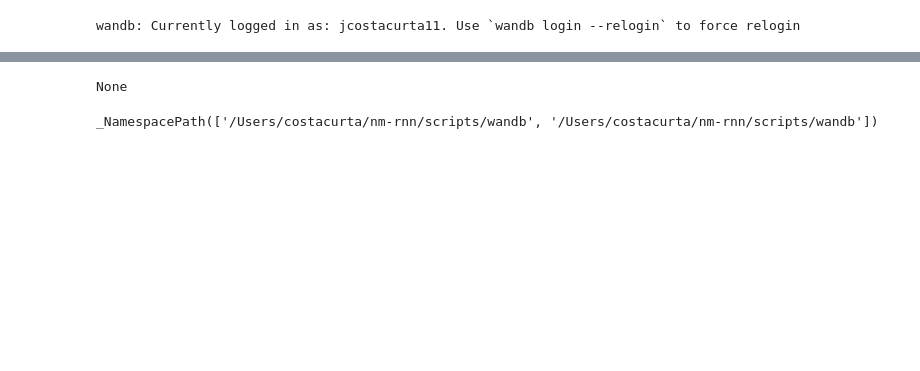
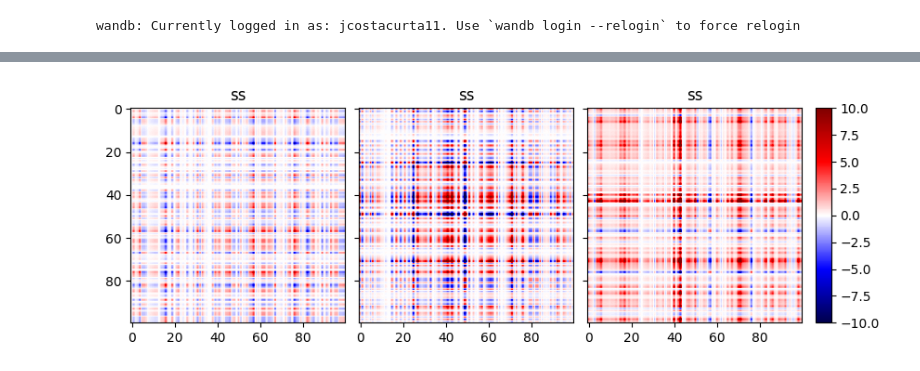
Before and after one commit to lindermanlab/nm-rnn, a Jupyter notebook: scripts/load_model.ipynb, the cells around one changed output, grey strips where cells are left out. Saved outputs shown, nothing was run; the diff lists cells and outputs as text; code cells hidden in the pictures; blank space fills up the shorter version.

```diff
--- a/scripts/load_model.ipynb
+++ b/scripts/load_model.ipynb
@@ -18,9 +21,7 @@ from nmrnn.rnn_code import batched_nm_rnn
 # %% [output]
 wandb: Currently logged in as: jcostacurta11. Use `wandb login --relogin` to force relogin
 # %%
-wandb.init(entity='nm-rnn', project='nm-rnn-mwg')
+wandb.init(entity='nm-rnn', project='nm-rnn-mwg', id='y75s2gnj', resume='allow')
 
-artifact = wandb.use_artifact('nm-rnn/nm-rnn-mwg/nmrnn_r3_n100_m5:v1', type="model")
-artifact_dir = artifact.download()
-# model = TWARHMM.load_wnb('twss/twarhmm_gp/twarhmm_K20_T31:v12')
+model = load_wandb_model('nm-rnn/nm-rnn-mwg/nmrnn_r3_n100_m5:v10')
 # %% [output]
@@ -28,8 +41,30 @@ AttributeError: module 'wandb' has no attribute 'init'
-# %%
-print(wandb.__file__)
-# %% [output]
-None
-# %%
-wandb.__path__
-# %% [output]
-_NamespacePath(['/Users/costacurta/nm-rnn/scripts/wandb', '/Users/costacurta/nm-rnn/scripts/wandb'])
+# %%
+from mpl_toolkits.axes_grid1 import ImageGrid
+
+# Set up figure and image grid
+fig = plt.figure(figsize=(9.75, 3))
+
+grid = ImageGrid(fig, 111,          # as in plt.subplot(111)
+                 nrows_ncols=(1,3),
+                 axes_pad=0.15,
+                 share_all=True,
+                 cbar_location="right",
+                 cbar_mode="single",
+                 cbar_size="7%",
+                 cbar_pad=0.15,
+                 )
+
+# Add data to image grid
+for r, ax in enumerate(grid):
+    rank_component = (model['column_factors'][:,r][:,None] @ model['column_factors'][:,r][None,:])
+    im = ax.imshow(rank_component,cmap='seismic', vmax=10, vmin=-10)
+    ax.set_title('ss')
+
+# Colorbar
+ax.cax.colorbar(im)
+ax.cax.toggle_label(True)
+
+#plt.tight_layout()    # Works, but may still require rect paramater to keep colorbar labels visible
+plt.show()
+# %% [output]
+[figure, added]
```
Also changed, not shown: parts of 3 cells of this notebook, 1 other file.
